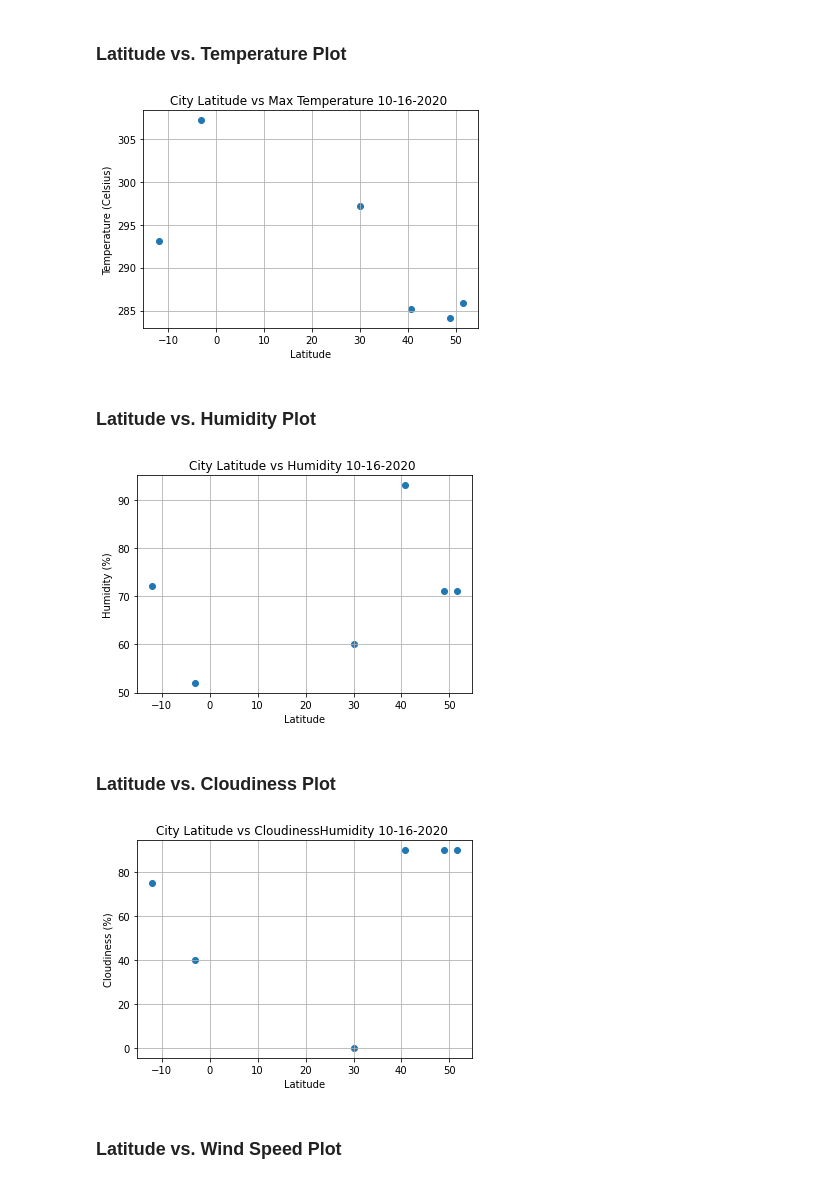
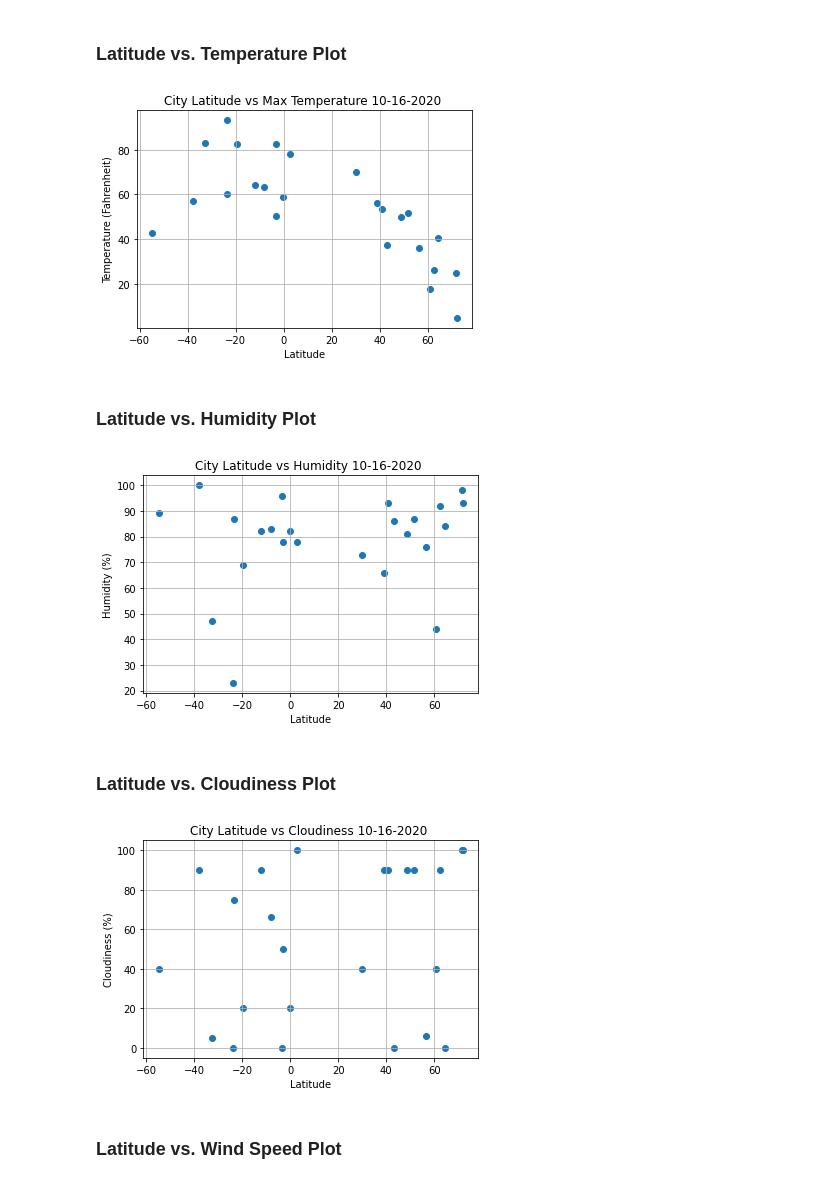
Before and after one commit to jtslater2/JTS-HW6-PythonAPI, a Jupyter notebook: WeatherPy/WeatherPy-jts.ipynb, the cells around one changed output. Saved outputs shown, nothing was run; the diff lists cells and outputs as text; code cells hidden in the pictures.

Commit message:
9:30 save - mostly everything working in weatherpy

```diff
--- a/WeatherPy/WeatherPy-jts.ipynb
+++ b/WeatherPy/WeatherPy-jts.ipynb
@@ -53,8 +53,8 @@ cities = []
 #print(cities)
 
 # let's make a smaller list
-lats = np.random.uniform(lat_range[0], lat_range[1], size=5)
-lngs = np.random.uniform(lng_range[0], lng_range[1], size=5)
+lats = np.random.uniform(lat_range[0], lat_range[1], size=40)
+lngs = np.random.uniform(lng_range[0], lng_range[1], size=40)
 lat_lngs = zip(lats, lngs)
 
 # Identify nearest city for each lat, lng combination
@@ -83,11 +83,17 @@ url = "http://api.openweathermap.org/data/2.5/weather?"
 city = "London"
 
 
+units = "imperial"
+
+# Build partial query URL
+query_url = f"{url}appid={api_key}&units={units}&q="
+
+
 response_json = []
 
 for x in range(len(cities)):
     print(f"Making request number: {x} for ID: {cities[x]}")
-    query_url = url + "appid=" + weather_api_key + "&q="
+    query_url = url + "appid=" + weather_api_key + "&units=" + units + "&q="
 
     # Get one of the posts
     post_response = requests.get(query_url + cities[x])
@@ -159,8 +165,22 @@ print(f"The temperature information received is: {temp}")
 The latitude information received is: [48.85, 51.51, 59.91, 39.91]
 The temperature information received is: [284.42, 284.68, 280.55, 287.28]
 # %%
-testcities = ["london","hoboken","paris","lima","cairo","manaus" ]
+testcities = ["london","hoboken","paris","lima","cairo","manaus",'ngorongoro', 'ushuaia',
+             'provideniya', 'tiksi', 'georgiyevka', 'saskylakh',
+             'mayo', "quito","osasco", "trujillo",
+             'yellowknife', 'isangel', 'ayan', 'jawhar', 'whitehorse',
+              'mar del plata', 'nelson bay', 'alice springs']
+              #, 'sentyabrskiy']
+              #, 'isangel']
+              #'ayan']
+              #'jawhar' ]
+              #'whitehorse'
+             #]
+
+units = "imperial"
+
 url = "http://api.openweathermap.org/data/2.5/weather?"
+
 
 from api_keys import weather_api_key
 
@@ -178,7 +198,7 @@ date = []
 
 # loop through tv show titles, make requests and parse
 for city in testcities:
-    query_url = url + "appid=" + weather_api_key + "&q="
+    query_url = url + "appid=" + weather_api_key + "&units=" + units + "&q="
     target_url = query_url + city
     #print(target_url)
     #xx = input("this is target url")
@@ -226,5 +246,5 @@ weather_dict = {
 weather_data = pd.DataFrame(weather_dict)
 
 
-weather_data.head(6)
+weather_data.head(25)
 # %% [output]
@@ -307,20 +337,20 @@ chartdate
 # %%
 # Build a scatter plot for each data type
 plt.scatter(weather_data["lat"], weather_data["max_temp"], marker="o")
 
 # Incorporate the other graph properties
 plt.title(f"City Latitude vs Max Temperature {chartdate} ")
-plt.ylabel("Temperature (Celsius)")
+plt.ylabel("Temperature (Fahrenheit)")
 plt.xlabel("Latitude")
 plt.grid(True)
 
 # Save the figure
 plt.savefig("TemperatureInWorldCities.png")
 
 # Show plot
 plt.show()
 # %% [output]
-[figure, old version]
+[figure, new version]
 # %% [markdown]
 ### Latitude vs. Humidity Plot
 # %%
@@ -339,7 +369,7 @@ plt.savefig("cl vs h.png")
 # Show plot
 plt.show()
 # %% [output]
-[figure, old version]
+[figure, new version]
 # %% [markdown]
 ### Latitude vs. Cloudiness Plot
 # %%
@@ -358,7 +388,7 @@ plt.savefig("cl vs cloud.png")
 # Show plot
 plt.show()
 # %% [output]
-[figure, old version]
+[figure, new version]
 # %% [markdown]
 ### Latitude vs. Wind Speed Plot
 # %%
```
Also changed, not shown: parts of 23 cells of this notebook, 12 other files.
